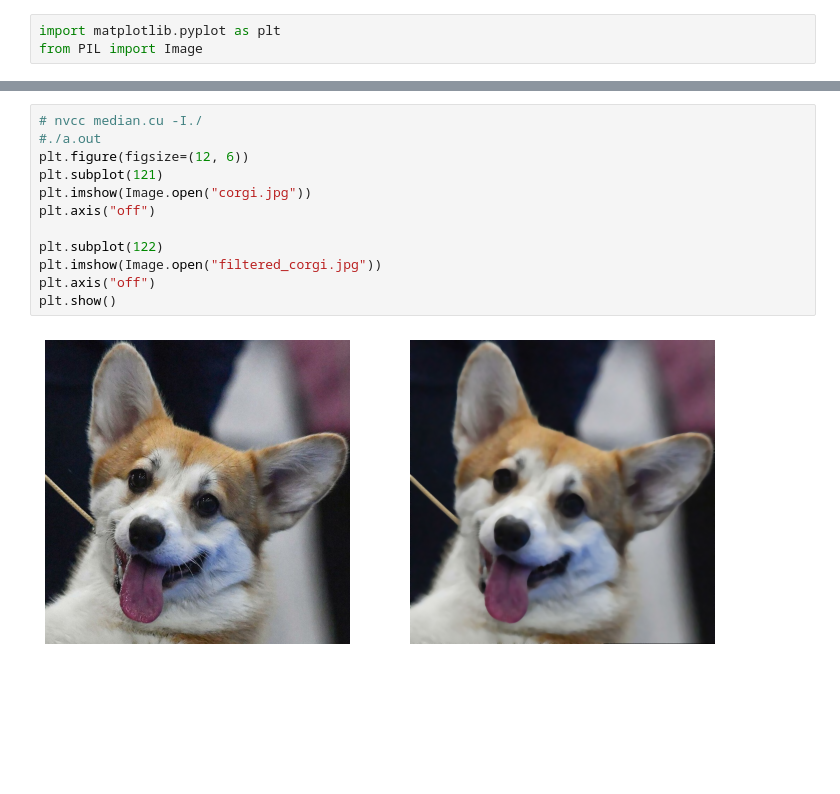
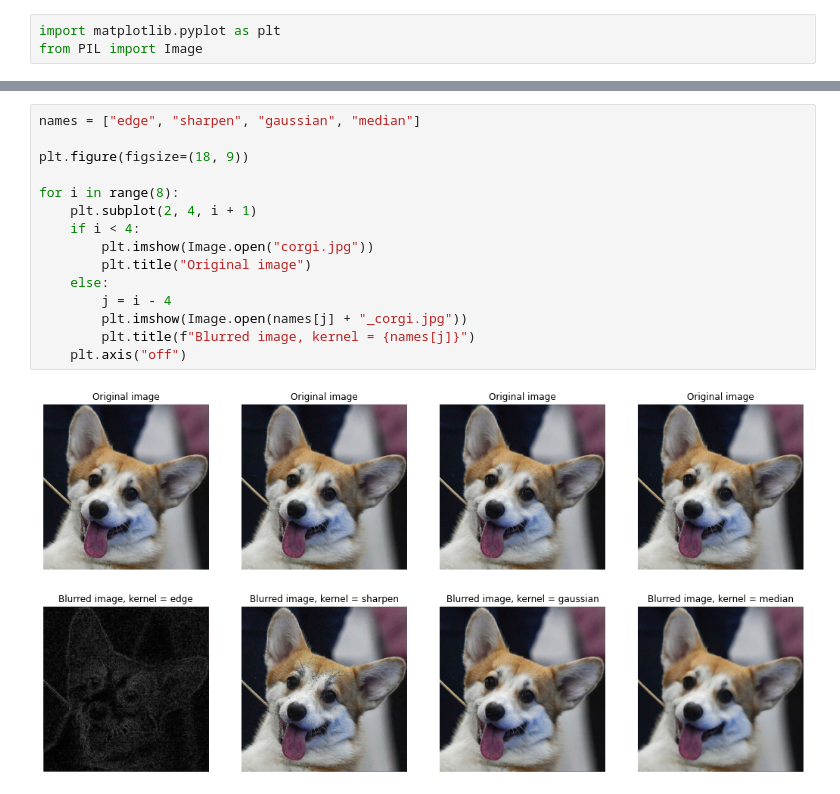
Before and after one commit to Daniil-Selikhanovych/HPC, a Jupyter notebook: HW4/filtering/results_plot.ipynb, the cells around one changed output, grey strips where cells are left out. Drawn from its saved outputs; the diff is of its cells as text; blank space fills up the shorter version.

```diff
--- a/HW4/filtering/results_plot.ipynb
+++ b/HW4/filtering/results_plot.ipynb
@@ -46,14 +4,17 @@ plt.show()
-# %%
-# nvcc median.cu -I./
-#./a.out
-plt.figure(figsize=(12, 6))
-plt.subplot(121)
-plt.imshow(Image.open("corgi.jpg"))
-plt.axis("off")
-
-plt.subplot(122)
-plt.imshow(Image.open("filtered_corgi.jpg"))
-plt.axis("off")
-plt.show()
-# %% [output]
-[figure, removed]
+# %%
+names = ["edge", "sharpen", "gaussian", "median"]
+
+plt.figure(figsize=(18, 9))
+
+for i in range(8):
+    plt.subplot(2, 4, i + 1)
+    if i < 4:
+        plt.imshow(Image.open("corgi.jpg"))
+        plt.title("Original image")
+    else:
+        j = i - 4
+        plt.imshow(Image.open(names[j] + "_corgi.jpg"))
+        plt.title(f"Blurred image, kernel = {names[j]}")
+    plt.axis("off")
+# %% [output]
+[figure, added]
```
Also changed, not shown: parts of 3 cells of this notebook, 1 other file.
